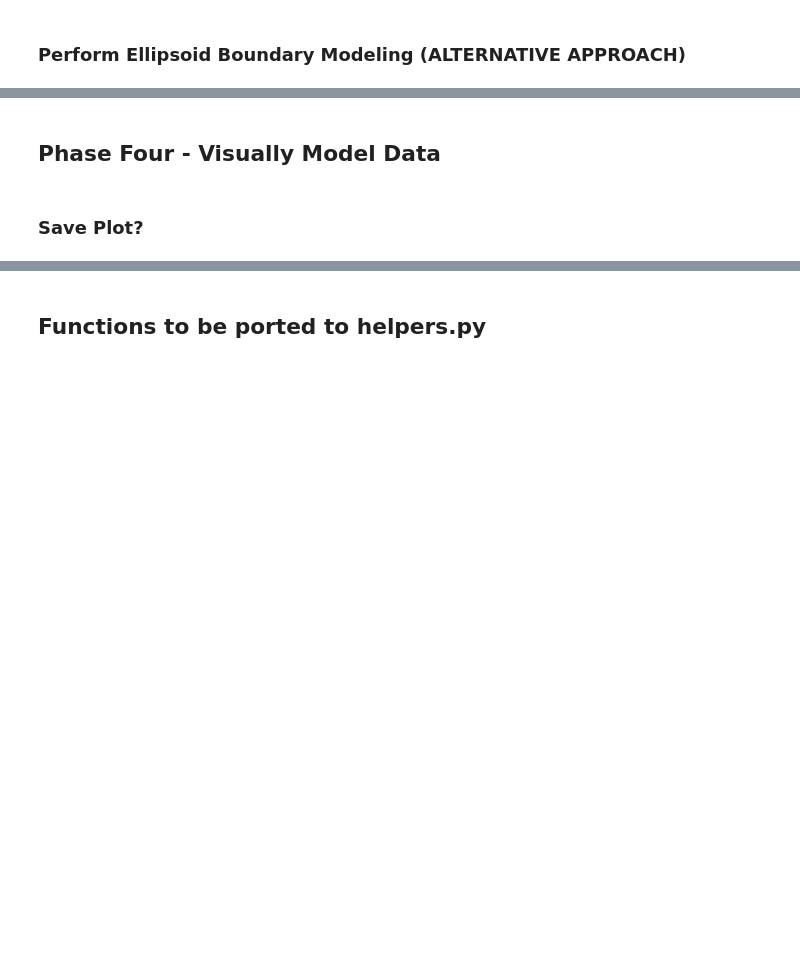
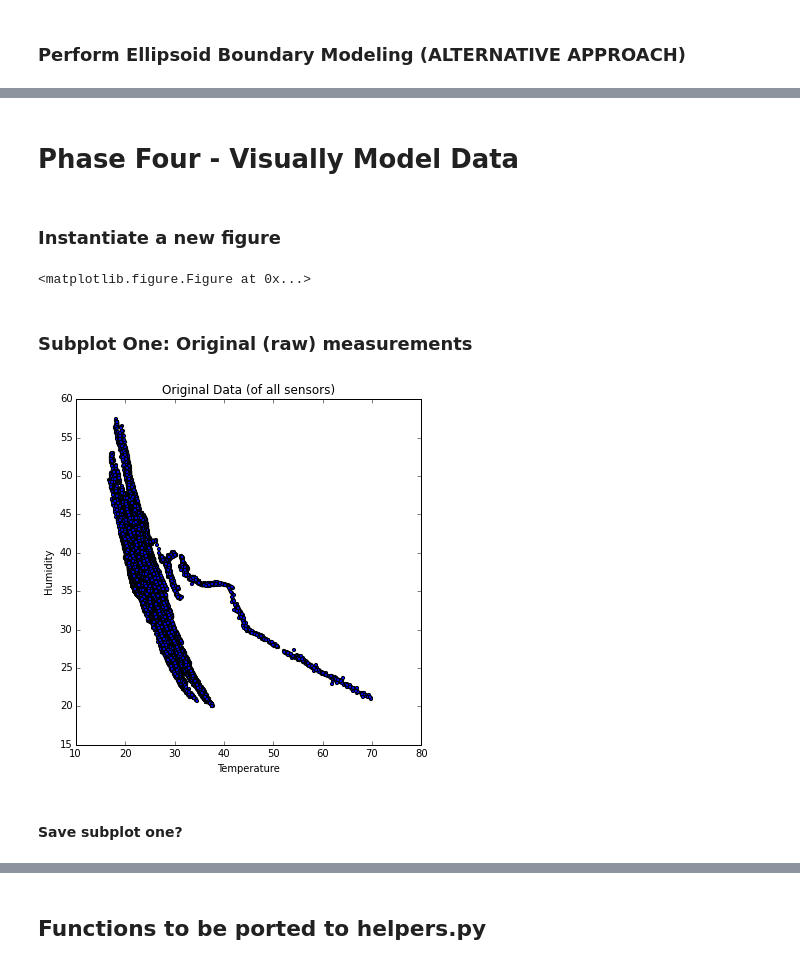
Before and after one commit to HarryRybacki-zz/SensorDataResearchReproduction, a Jupyter notebook: AnomalyDetectionNotebook.ipynb, the cells around one changed output, grey strips where cells are left out. Cells and saved outputs as stored; diff of their text form; code cells hidden in the pictures; blank space fills up the shorter version.

```diff
--- a/AnomalyDetectionNotebook.ipynb
+++ b/AnomalyDetectionNotebook.ipynb
@@ -62,14 +68,2 @@ False
 # %% [markdown]
 ### Perform Ellipsoid Boundary Modeling (BASELINE)
-# %%
-################ INCOMPLETE ################
-
-# 1B - Ellipsoid Boundary Modeling
-
-# Model ellipsoid for each sensor with data
-ellipsoid_parameters = {}
-for sensor in standardized_differences:
-    ellipsoid_parameters[sensor] = helpers.generate_ellipsoid(standardized_differences[sensor],
-                                                              1.7601, # manually set 'a'
-                                                              4.1168) # manually set 'b'
-# Calculate the aggregate ellipsoid
@@ -88,2 +109,2 @@ for sensor in standardized_differences:
 # %% [markdown]
-## Phase Four - Visually Model Data
+# Phase Four - Visually Model Data
@@ -127,2 +111,23 @@ show()
+# %% [markdown]
+### Instantiate a new figure
+# %%
+# Insantiate a new figure
+figure = pyplot.figure(num="ellipsoid_modeling", figsize=(12,12))
+# %% [output]
+<matplotlib.figure.Figure at 0x...>
+# %% [markdown]
+### Subplot One: Original (raw) measurements
+# %%
+original_data_fig = pyplot.figure(figsize=(6, 6))
+original_data_axes = original_data_fig.add_axes([0.1, 0.1, 0.8, 0.8],
+                                                title='Original Data (of all sensors)',
+                                                xlabel='Temperature',
+                                                ylabel='Humidity')
+for sensor in measurements:
+    original_data_axes.scatter([reading[0] for reading in measurements[sensor]],
+                               [reading[1] for reading in measurements[sensor]],
+                               s=10)
+# %% [output]
+[figure, added]
 # %% [markdown]
-### Save Plot?
+#### Save subplot one?
```
Also changed, not shown: parts of 59 cells of this notebook, 2 other files.
